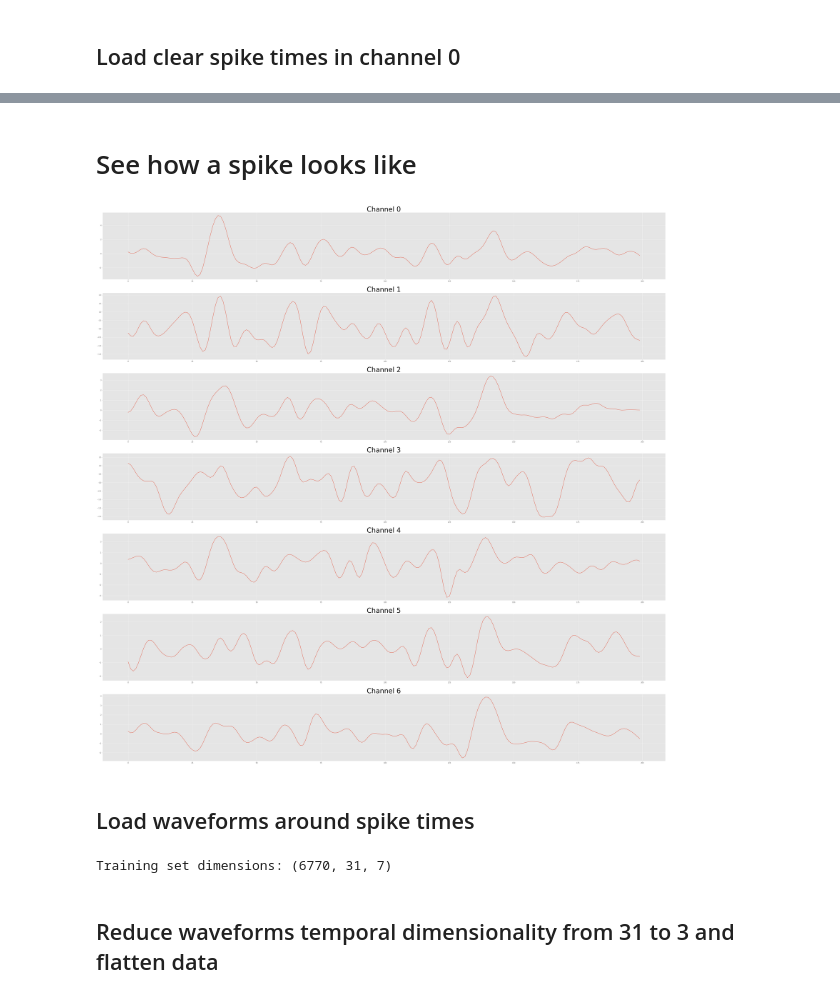
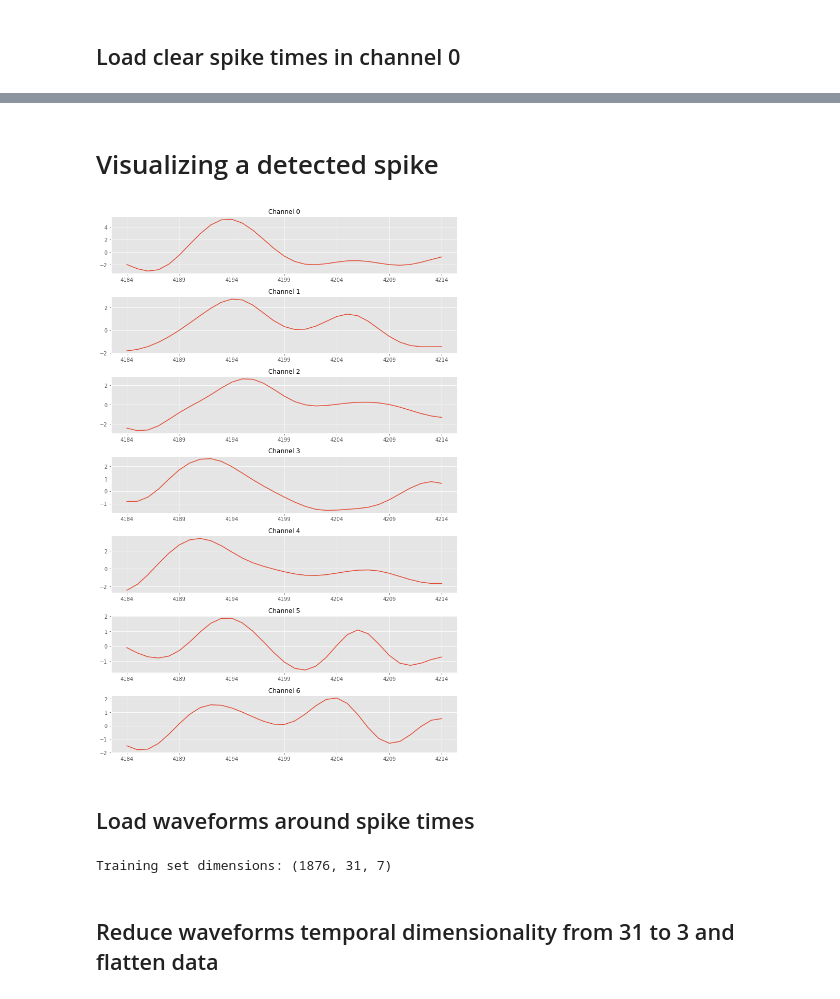
Before and after one commit to edublancas/neural-clustering, a Jupyter notebook: notebooks/2-data-loading.ipynb, the cells around one changed output, grey strips where cells are left out. Cells and saved outputs as stored; diff of their text form; code cells hidden in the pictures.

Commit message:
updates input data - using all observations form the first 7 channels

```diff
--- a/notebooks/2-data-loading.ipynb
+++ b/notebooks/2-data-loading.ipynb
@@ -30,7 +33,7 @@ YASS is a Python package for spike sorting, which is being developed by Peter Le
 Someone in the lab implemented a truncated DPMM using numpy. Since the code is hard to debug and the only person who understands it is the person who wrote it, I want to see if we can start using Edward instead, so we can iterate quickly and prototype new models easily – without having to write custom inference algorithms every time.
 # %%
 # load configuration files
-cfg_yass = Config.from_yaml('../yass_config/local_100k.yaml')
+cfg_yass = Config.from_yaml('../yass_config/local_7ch.yaml')
 cfg = config.load('../config.yaml')
 # %%
 # load data generated from yass
@@ -114,3 +117,8 @@ array([4807,    0], dtype=int32)
+# %%
+# there are some errors here.... check
+# all_spike_times = np.sort(all_spike_times)[:-6]
+# there is a bug in the latest version of yass that shifts spike times...
+clear_spikes = clear_spikes - cfg_yass.BUFF
 # %%
 clear_spikes
 # %% [output]
@@ -132,18 +126,18 @@ explorer_rec.plot_series(from_time=4807-15, to_time=4807+15)
 # %% [markdown]
-# See how a spike looks like
+# Visualizing a detected spike
 # %%
-plt.rcParams['figure.figsize'] = (60, 60)
-t = clear_spikes[20, 0]
-explorer_rec.plot_series(from_time=t-100, to_time=t+100)
+plt.rcParams['figure.figsize'] = (10, 15)
+t = clear_spikes[0]
+explorer_rec.plot_waveform(time=t, channels=range(7))
 # %% [output]
-[figure, old version]
+[figure, new version]
 # %% [markdown]
 ## Load waveforms around spike times
 # %%
-waveforms = explorer_rec.read_waveforms(times=all_spike_times)
+waveforms = explorer_rec.read_waveforms(times=clear_spikes)
 print('Training set dimensions: {}'.format(waveforms.shape))
 # %% [output]
-Training set dimensions: (6770, 31, 7)
+Training set dimensions: (1876, 31, 7)
 # %% [markdown]
 ## Reduce waveforms temporal dimensionality from 31 to 3 and flatten data
 # %%
```
Also changed, not shown: parts of 12 cells of this notebook, 4 other files.
